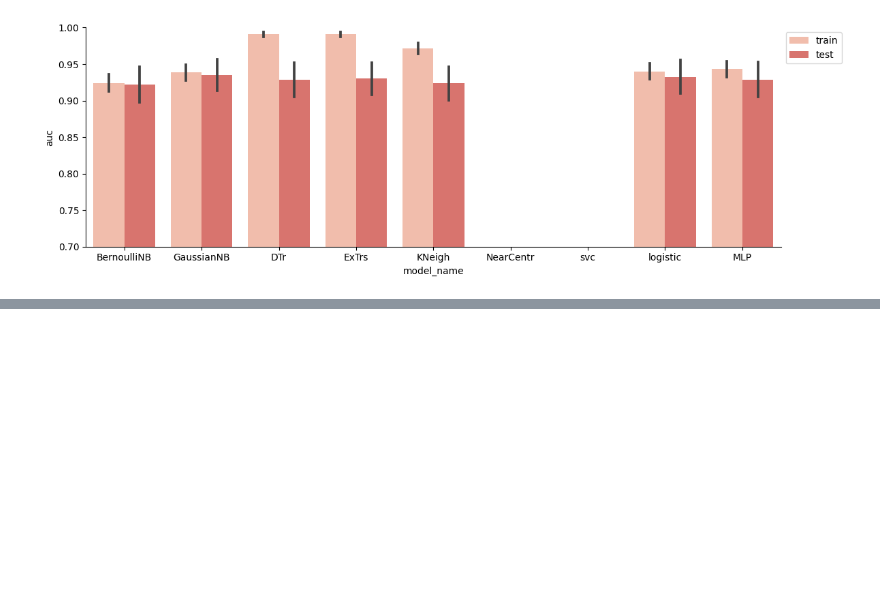
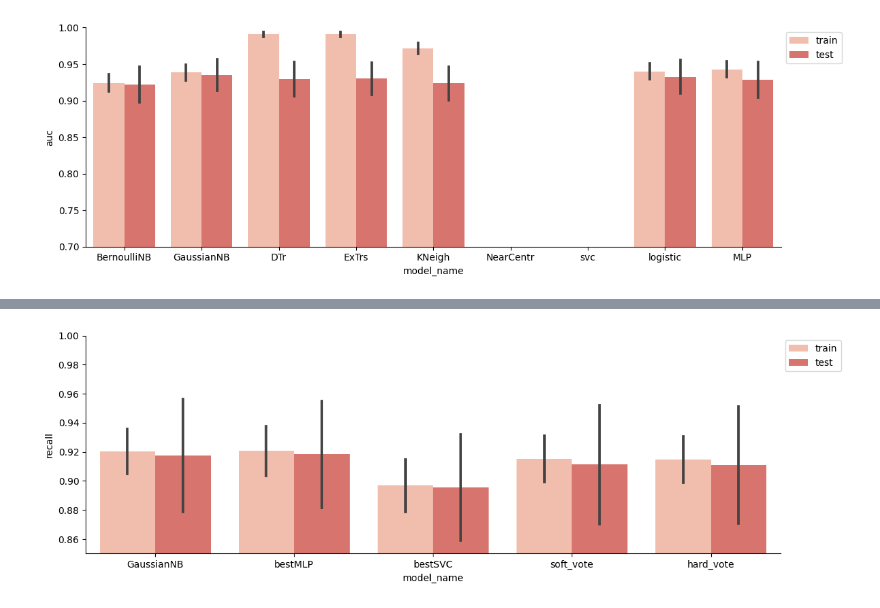
Before and after one commit to maikelps/SleepDisorder, a Jupyter notebook: ML_Assessment.ipynb, the cells around one changed output, grey strips where cells are left out. Cells and saved outputs as stored; diff of their text form; code cells hidden in the pictures; blank space fills up the shorter version.

Commit message:
voting classifier

```diff
--- a/ML_Assessment.ipynb
+++ b/ML_Assessment.ipynb
@@ -193,0 +266,20 @@ For the last two, there's a slighly higher overfitting. The testing set evaluati
+# %%
+# Models in Final Experiment
+models = {
+    'GaussianNB' : GaussianNB(),
+    'bestMLP' : best_mlp_model,
+    'bestSVC': best_svc_model
+}
+
+# Adding Votting
+models['soft_vote'] = VotingClassifier(estimators=list(models.items()), voting='soft')
+models['hard_vote'] = VotingClassifier(estimators=list(models.items()), voting='hard')
+# %%
+# Importing cleaned frame
+df = cleaned_fr()
+
+# Separating
+X, y = df.iloc[:, :-1], df.iloc[:, -1]
+
+# Times to repeat Kfold instance
+rKF = RepeatedKFold(n_repeats=34, n_splits=3, random_state=23)
@@ -193,0 +324,3 @@ For the last two, there's a slighly higher overfitting. The testing set evaluati
+# %%
+# Saving in DataFrame
+result2_df = pd.DataFrame( {'fold_id':_folds, 'model_name':_names, 'set': _set_type, 'accuracy':_accuracy, 'precision':_precision, 'recall':_recall, 'f1':_f1} )
@@ -193,0 +349,22 @@ For the last two, there's a slighly higher overfitting. The testing set evaluati
+# %%
+fig, ax = plt.subplots(figsize=(12,4))
+
+sns.barplot(
+    data = result2_df.filter(['fold_id', 'model_name', 'set'] + ["recall"]),
+    x="model_name", y="recall", hue="set",
+    palette="Reds", alpha=.75, ax=ax, errorbar='sd'
+)
+
+sns.despine(top=True, right=True)
+
+# Set y-axis limits
+ax.set_ylim(0.85, 1)
+
+# Move legend outside of the plot
+ax.legend(loc='upper left', bbox_to_anchor=(1, 1))
+
+plt.tight_layout()  # Adjust layout so everything fits nicely
+plt.savefig('experiment2_recall.png', dpi=200 )
+plt.show()
+# %% [output]
+[figure, added]
```
Also changed, not shown: parts of 17 cells of this notebook, 4 other files.
